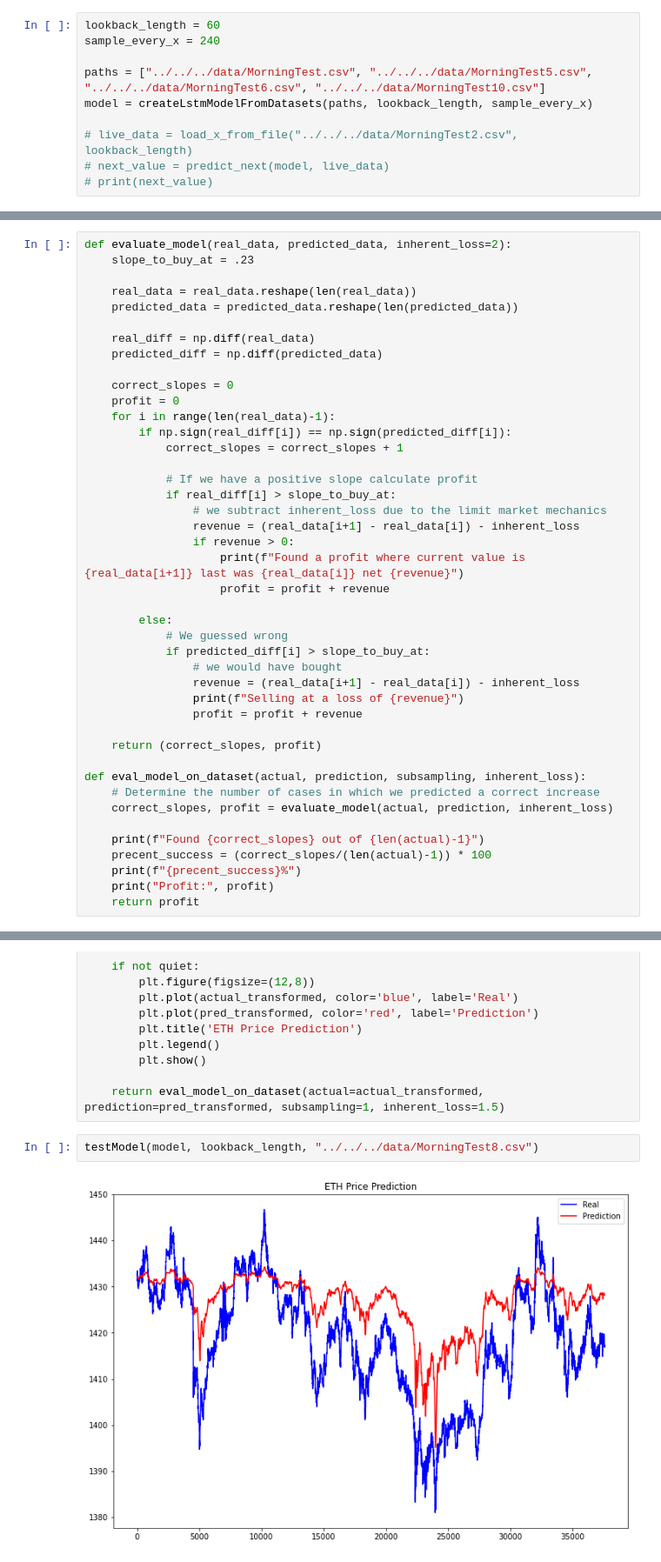
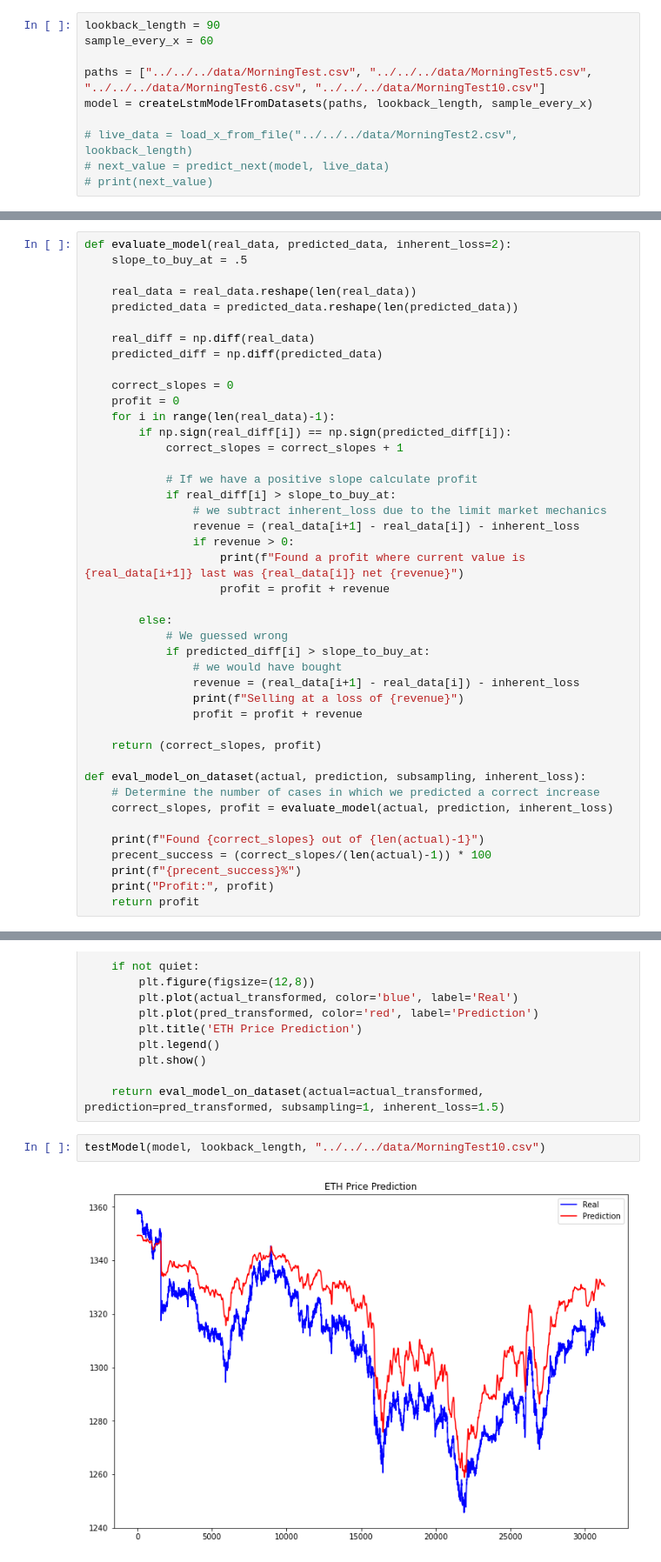
Before and after one commit to jsngalloway/night-trader, a Jupyter notebook: night_trader/predictors/lstm/intellegent_investpr.ipynb, the cells around one changed output, grey strips where cells are left out. Shown: that part at 87% size. Drawn from its saved outputs; the diff is of its cells as text.

```diff
--- a/night_trader/predictors/lstm/intellegent_investpr.ipynb
+++ b/night_trader/predictors/lstm/intellegent_investpr.ipynb
@@ -7,8 +7,8 @@ import matplotlib.pyplot as plt
 %matplotlib inline
 # register_matplotlib_converters()
 # %%
-lookback_length = 60
-sample_every_x = 240
+lookback_length = 90
+sample_every_x = 60
 
 paths = ["../../../data/MorningTest.csv", "../../../data/MorningTest5.csv", "../../../data/MorningTest6.csv", "../../../data/MorningTest10.csv"]
 model = createLstmModelFromDatasets(paths, lookback_length, sample_every_x)
@@ -38,7 +38,7 @@ Epoch 48/48
 # Testing
 # %%
 def evaluate_model(real_data, predicted_data, inherent_loss=2):
-    slope_to_buy_at = .23
+    slope_to_buy_at = .5
 
     real_data = real_data.reshape(len(real_data))
     predicted_data = predicted_data.reshape(len(predicted_data))
@@ -101,6 +101,6 @@ def testModel(model, length, path_to_testing_dataset, quiet=False):
 
     return eval_model_on_dataset(actual=actual_transformed, prediction=pred_transformed, subsampling=1, inherent_loss=1.5)
 # %%
-testModel(model, lookback_length, "../../../data/MorningTest8.csv")
+testModel(model, lookback_length, "../../../data/MorningTest10.csv")
 # %% [output]
-[figure, old version]
+[figure, new version]
```
Also changed, not shown: parts of 2 cells of this notebook.
